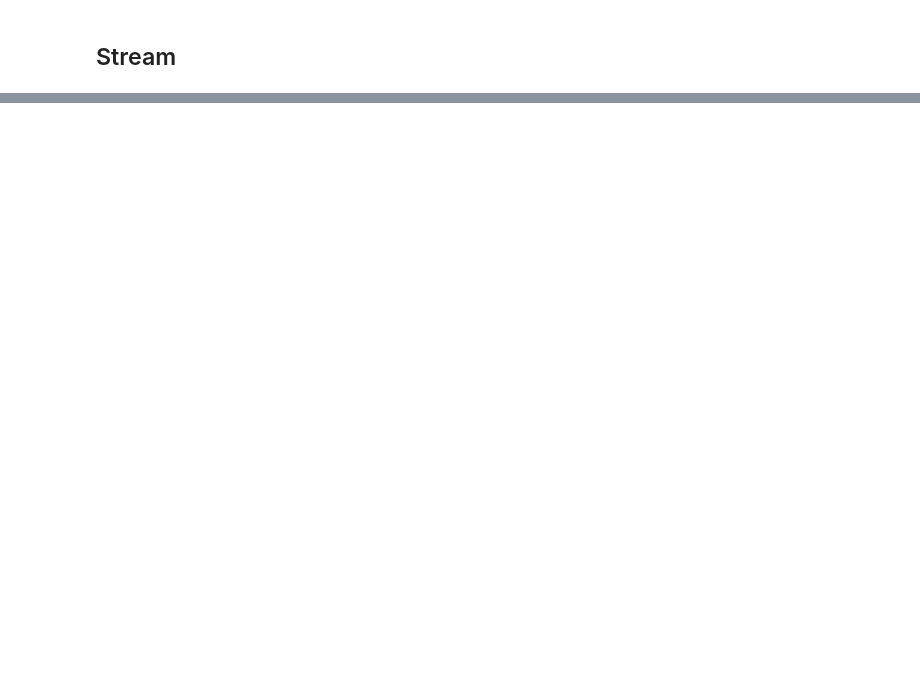
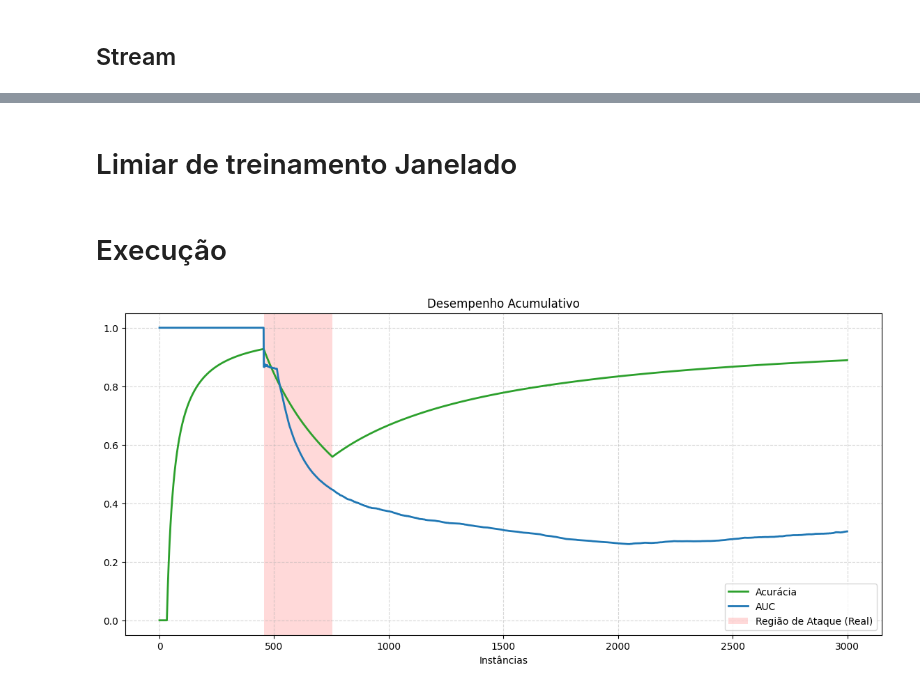
Before and after one commit to iRocktys/anomaly-detection-data-stream, a Jupyter notebook: AnomalyDetectionDevelop.ipynb, the cells around one changed output, grey strips where cells are left out. Drawn from its saved outputs; the diff is of its cells as text; code cells hidden in the pictures; blank space fills up the shorter version.

Commit message:
base para teste de detecção de anomlias com IOF

```diff
--- a/AnomalyDetectionDevelop.ipynb
+++ b/AnomalyDetectionDevelop.ipynb
@@ -87 +3,23 @@ metrics_dict: {'instances': 2000.0, 'auc': 0.39197960565924145, 's_auc': 0.02459
+# %%
+from py.streams import newStream
+import pandas as pd
+
+inicio = 25000
+fim = 28000
+quantidade = fim - inicio
+MAX_INSTANCES = quantidade
+
+df = pd.read_csv(
+    'Teste_DNS_UDP.csv',
+    skiprows=range(1, inicio),
+    nrows=quantidade
+)
+
+stream, nomes_classes, features_usadas = newStream(
+    df=df,
+    target_label_col='Label',
+    remove_redundant=False,
+    selected_features=None,
+    binary_label=True
+)
 # %% [markdown]
@@ -91,0 +110,2 @@ import matplotlib.pyplot as plt
+# %% [markdown]
+# Limiar de treinamento Janelado
@@ -91,0 +243,8 @@ import matplotlib.pyplot as plt
+# %% [markdown]
+# Execução
+# %%
+acumulative(
+    WARMUP=0
+)
+# %% [output]
+[figure, added]
```
Also changed, not shown: parts of 8 cells of this notebook, 5 other files.
